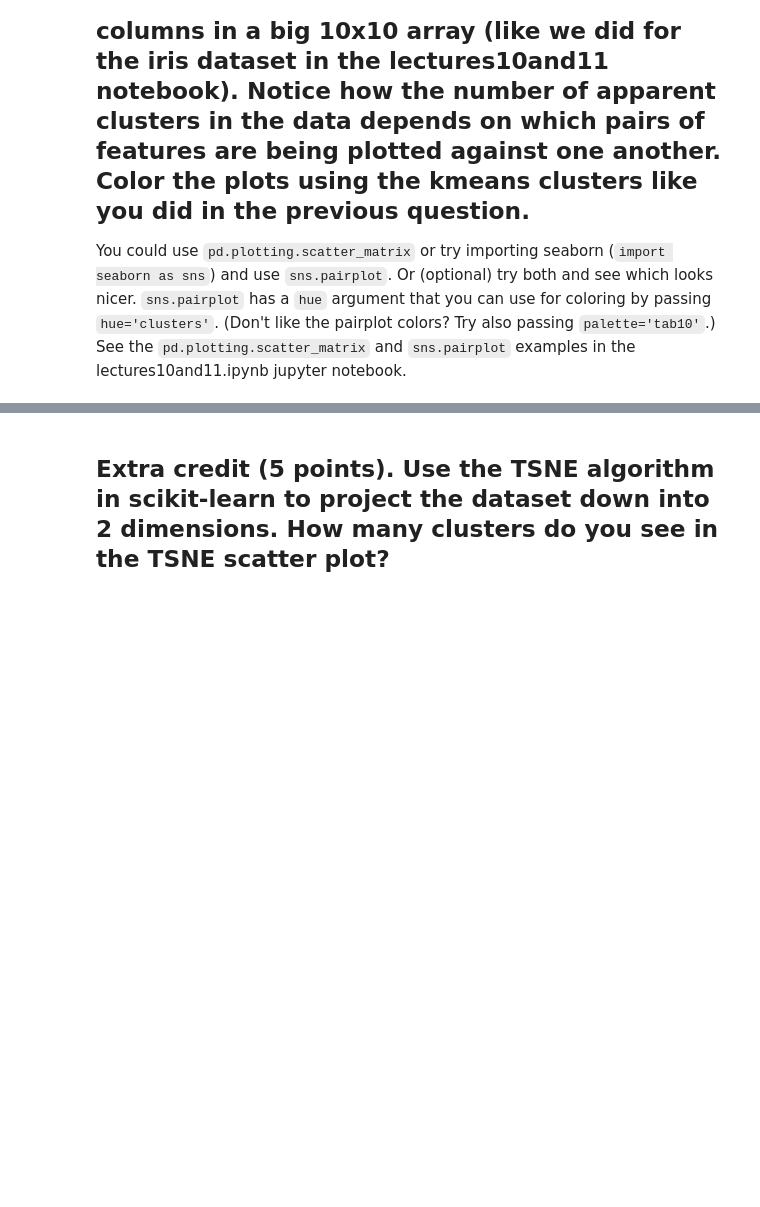
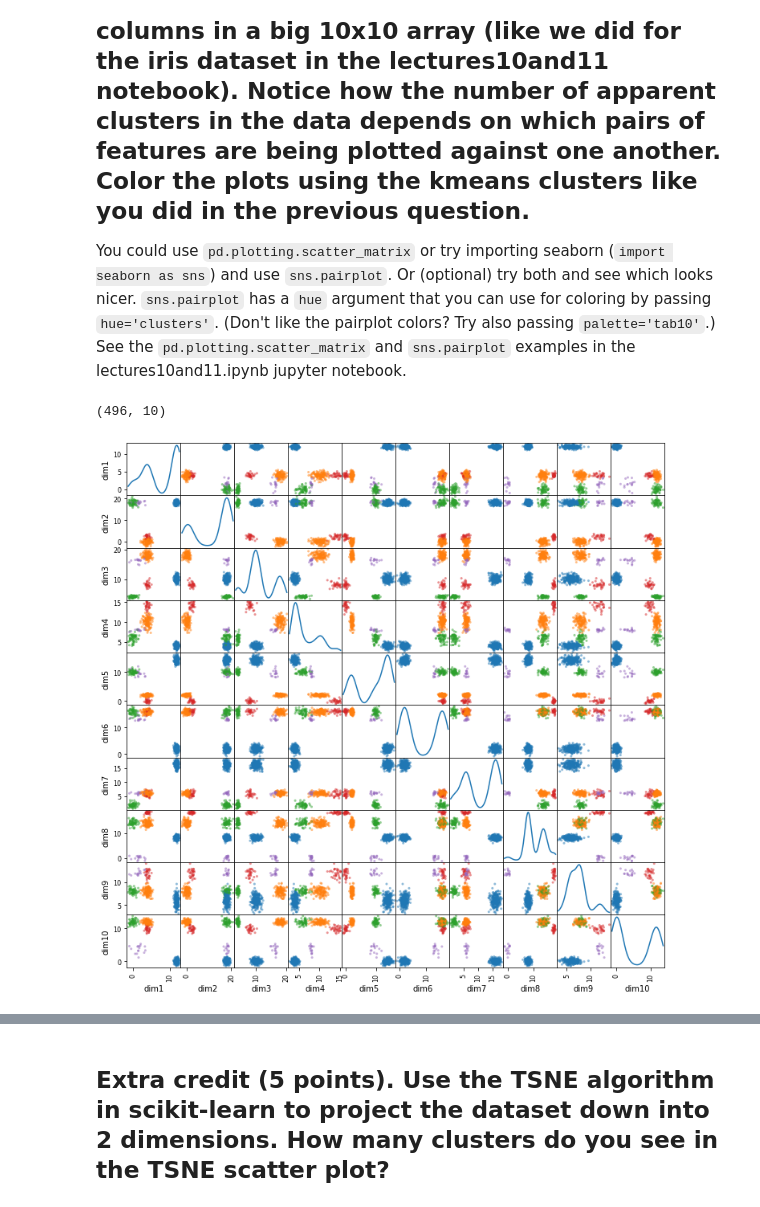
Before and after one commit to vimathi-bit/tfcb_2026, a Jupyter notebook: homeworks/homework05/homework05.ipynb, the cells around one changed output, grey strips where cells are left out. Saved outputs shown, nothing was run; the diff lists cells and outputs as text; code cells hidden in the pictures; blank space fills up the shorter version.

```diff
--- a/homeworks/homework05/homework05.ipynb
+++ b/homeworks/homework05/homework05.ipynb
@@ -86,8 +170,16 @@ You could use `pd.plotting.scatter_matrix` or try importing seaborn (`import sea
 # %%
 # put your answer here
 #
 # Note: since we added a 'clusters' column to df in Question 4, pd.plotting.scatter_matrix(df, ...)
 # would include it as an 11th row and column. To plot just the 10 original features, drop it first:
 # df.drop(columns='clusters'). (sns.pairplot(df, hue='clusters') leaves the hue column out automatically.)
+
+
+features = df.drop(columns='clusters')
+print(features.shape)
+pd.plotting.scatter_matrix(features, diagonal='kde', figsize=(12,12), c=[f'C{k}' for k in clusters]);
+# %% [output]
+(496, 10)
+[figure, added]
 # %%
 # and maybe also here if you are trying both and comparing...
```
Also changed, not shown: parts of 7 cells of this notebook.
